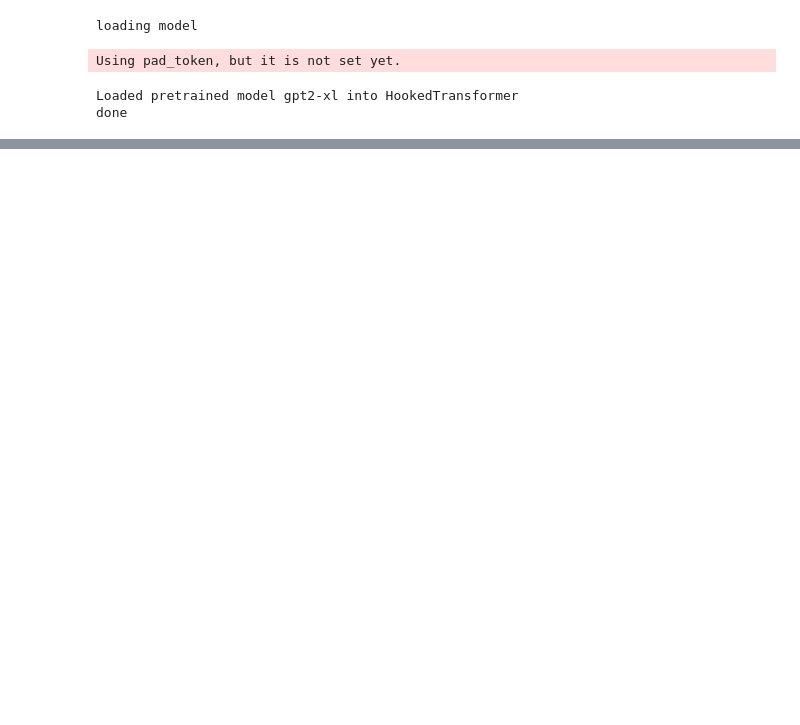
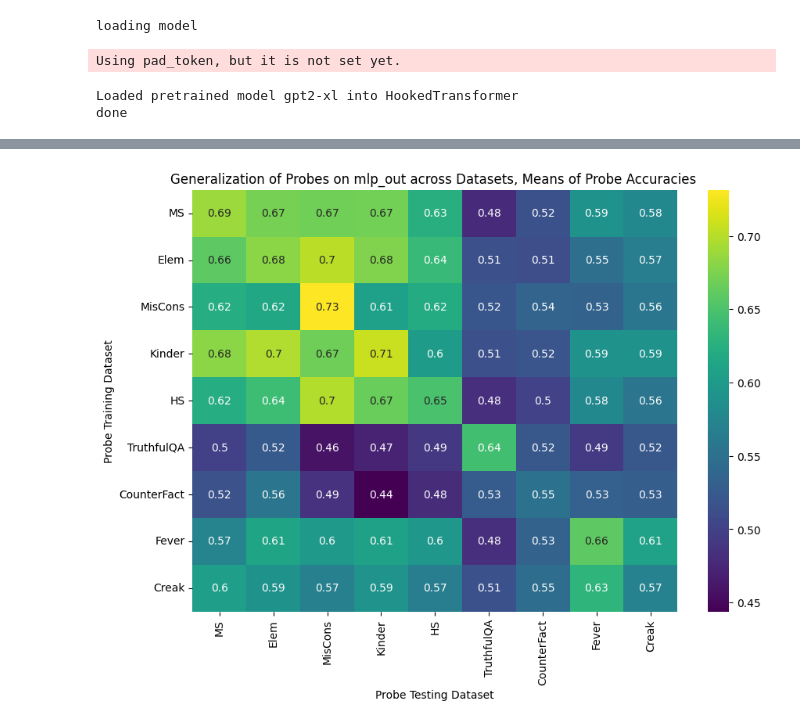
Before and after one commit to magikarp01/iti_capstone, a Jupyter notebook: generalization.ipynb, the cells around one changed output, grey strips where cells are left out. Cells and saved outputs as stored; diff of their text form; code cells hidden in the pictures; blank space fills up the shorter version.

Commit message:
Train-test split, probe generalization, fixing ITI

```diff
--- a/generalization.ipynb
+++ b/generalization.ipynb
@@ -93,10 +138,9 @@ n_acts = 1000
 acts = {}
 
 for name in datanames:
-    acts[name] = ModelActs(model, datasets[name], act_types=["z", "mlp_out", "resid_post", "resid_pre", "result"])
+    acts[name] = ModelActs(model, datasets[name], act_types=["z", "mlp_out", "resid_post", "resid_pre", "result", "logits"])
     model_acts: ModelActs = acts[name]
     model_acts.gen_acts(N=n_acts, id=f"{name}_gpt2xl_{n_acts}")
-    # break
-    # ez_acts.load_acts(id=f"ez_gpt2xl_{n_acts}", load_probes=False)
-    model_acts.train_probes(max_iter=1000)
+    # model_acts.load_acts(id=f"{name}_gpt2xl_{n_acts}", load_probes=False)
+    model_acts.train_probes("z", max_iter=1000)
 # %% [output]
@@ -105,0 +165,13 @@ Stored at ez_gpt2xl_1000
+# %%
+## Check Probe Transfer Accuracy
+act_type = "mlp_out"
+
+for probe_idx, probe_source in enumerate(datanames):
+    acts[probe_source].train_probes(act_type, max_iter=10000)
+
+probe_transfer_accs = torch.zeros(size=(len(datanames), len(datanames)))
+for probe_idx, probe_source in enumerate(datanames):
+    # acts[probe_source].train_probes(act_type)
+    for data_idx, data_source in enumerate(datanames):
+        accs = acts[probe_source].get_transfer_acc(act_type, acts[data_source])
+        probe_transfer_accs[probe_idx, data_idx] = accs.mean(axis=-1)
@@ -105,0 +188,16 @@ Stored at ez_gpt2xl_1000
+# %%
+import seaborn as sns
+import pandas as pd
+import matplotlib.pyplot as plt
+
+
+df = pd.DataFrame(probe_transfer_accs, columns=datanames, index=datanames)
+
+plt.figure(figsize=(10, 7))  # Set the figure size
+sns.heatmap(df, annot=True, cmap='viridis')  # Create a heatmap
+plt.title(f"Generalization of Probes on {act_type} across Datasets, Means of Probe Accuracies ")
+plt.xlabel("Probe Testing Dataset")
+plt.ylabel("Probe Training Dataset")
+plt.show()
+# %% [output]
+[figure, added]
```
Also changed, not shown: parts of 32 cells of this notebook, 7 other files.
